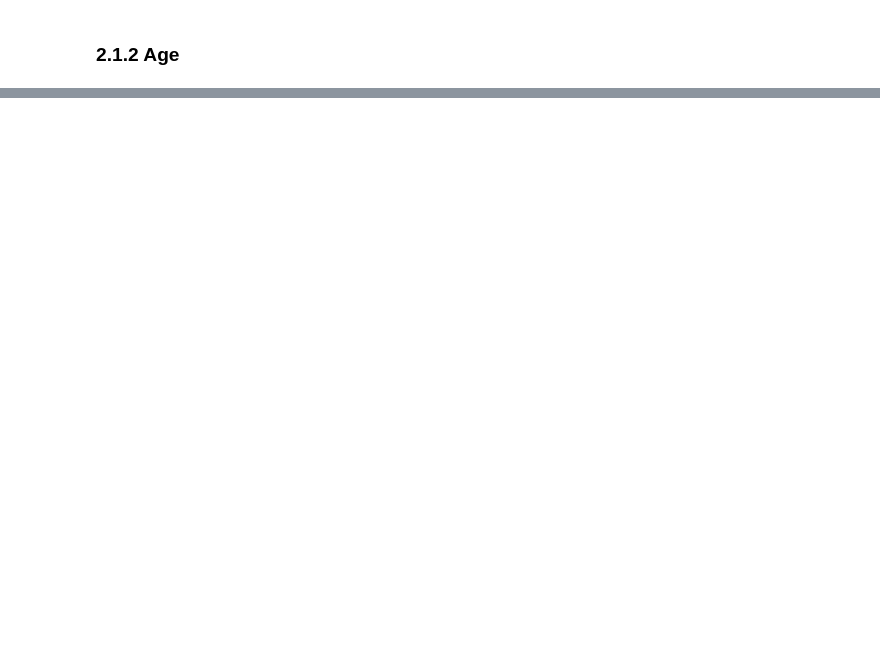
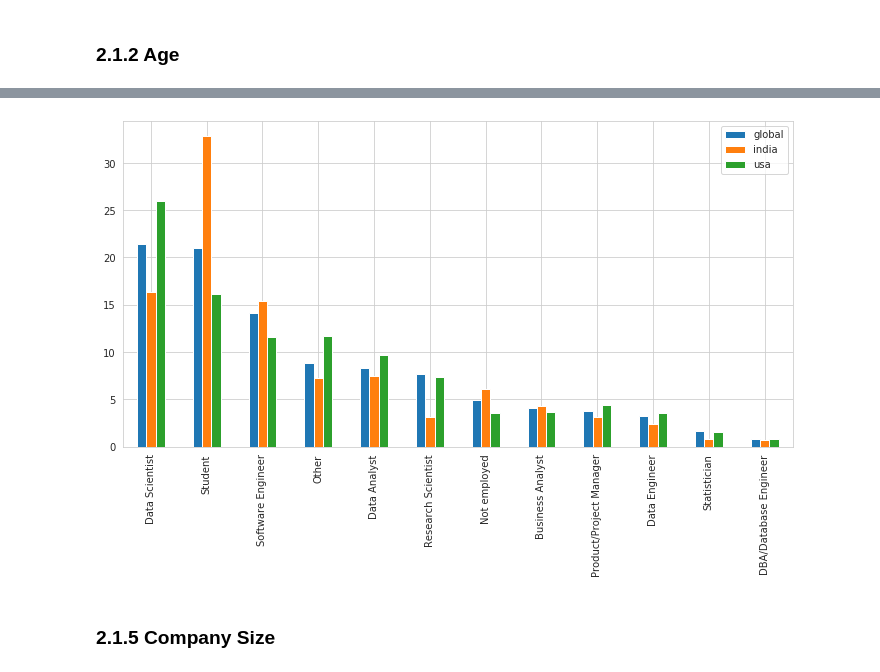
Before and after one commit to laurakah/BattleOfTheGiants, a Jupyter notebook: notebooks/battle-of-giants-georgioskp.ipynb, the cells around one changed output, grey strips where cells are left out. Saved outputs shown, nothing was run; the diff lists cells and outputs as text; code cells hidden in the pictures; blank space fills up the shorter version.

```diff
--- a/notebooks/battle-of-giants-georgioskp.ipynb
+++ b/notebooks/battle-of-giants-georgioskp.ipynb
@@ -172,0 +197,8 @@ print("Global female proportion: ", round(global_female_count/len(df), 2))
+# %%
+global_position_dist = perc(df, "position").rename(columns={"position" : "global"})
+india_position_dist = perc(india, "position").rename(columns={"position" : "india"})
+usa_position_dist = perc(usa, "position").rename(columns={"position" : "usa"})
+
+df_position = global_position_dist.merge(right=india_position_dist, how="inner", left_index=True, right_index=True)
+df_position = df_position.merge(right=usa_position_dist, how="inner", left_index=True, right_index=True)
+df_position
@@ -172,0 +219,6 @@ print("Global female proportion: ", round(global_female_count/len(df), 2))
+# %%
+df_position.plot(kind="bar", figsize=figure_size);
+# %% [output]
+[figure, added]
+# %% [markdown]
+### 2.1.5 Company Size
```
Also changed, not shown: parts of 30 cells of this notebook.
